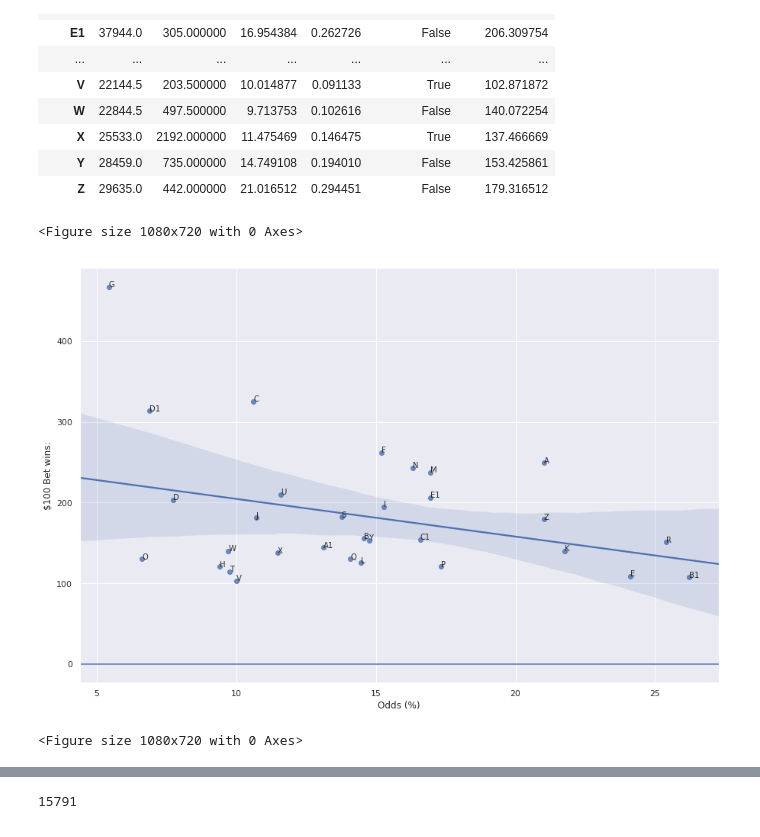
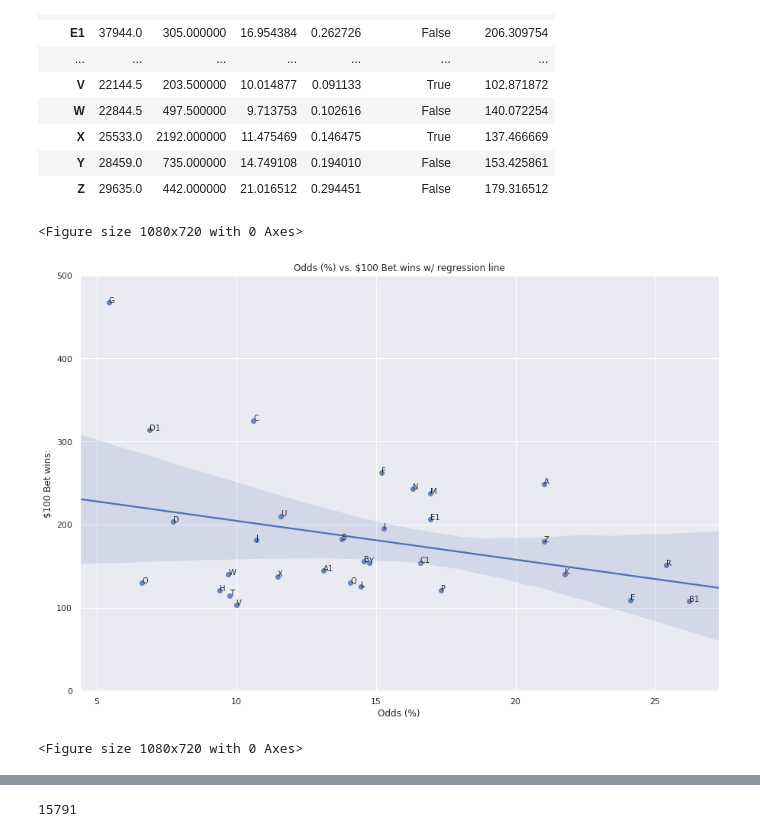
Before and after one commit to RaulGHJr/LSDSPT1-First-Project, a Jupyter notebook: Project1.ipynb, the cells around one changed output, grey strips where cells are left out. Drawn from its saved outputs; the diff is of its cells as text; code cells hidden in the pictures.

```diff
--- a/Project1.ipynb
+++ b/Project1.ipynb
@@ -83,3 +83,6 @@ df.head()
 | 2 | 3 | 3 | A | 2015-07-24 | York | Straightothepoint | Win | 14.29 | 0 | True |
 | 3 | 4 | 4 | A | 2015-07-24 | Newmarket | Miss Inga Sock | Win | 20.00 | 0 | True |
 | 4 | 5 | 5 | A | 2015-07-25 | Ascot | Peril | Win | 23.09 | 1 | True |
+# %%
+df['Bet Type'] = df['Bet Type'].str.capitalize()
+df['Bet Type'].unique()
@@ -249,20 +264,21 @@ df.groupby(['Tipster']).mean()
 # %%
 # Now let's plot Odds vs $100 Bet wins
 # Let's plot our Tipster's mean Odds and Results
 tipsodds = df.groupby(['Tipster']).mean()['Odds (%)']
 tipswins = df.groupby(['Tipster']).mean()['$100 Bet wins:']
 tipsname = df.groupby(['Tipster']).groups.keys()
 plt.figure(figsize=(15,10 ))
 ax = sns.regplot(x="Odds (%)", y="$100 Bet wins:", data=df.groupby(['Tipster']).mean());
-plt.axhline(.125, 0, 1)
+plt.title('Odds (%) vs. $100 Bet wins w/ regression line')
 # I also want to be able to see which Tipster is represented by each point
 for i, txt in enumerate(tipsname):
     ax.annotate(txt, (tipsodds[i], tipswins[i]))
 # Now Let's plot a line for the betting at random
+plt.ylim(0, 500)
 plt.figure(figsize=(15,10 ))
 # %% [output]
 <Figure size 1080x720 with 0 Axes>
-[figure, old version]
+[figure, new version]
 <Figure size 1080x720 with 0 Axes>
 # %%
 # Let's separate tipster A as an example
```
Also changed, not shown: parts of 12 cells of this notebook.
